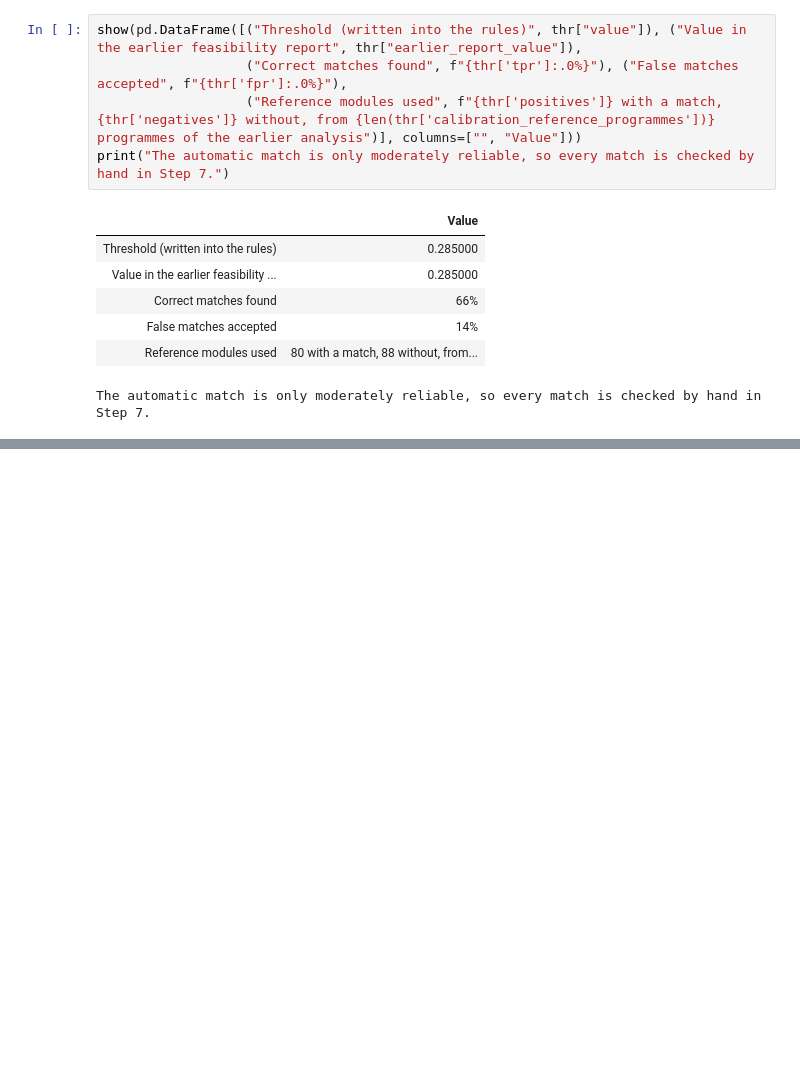
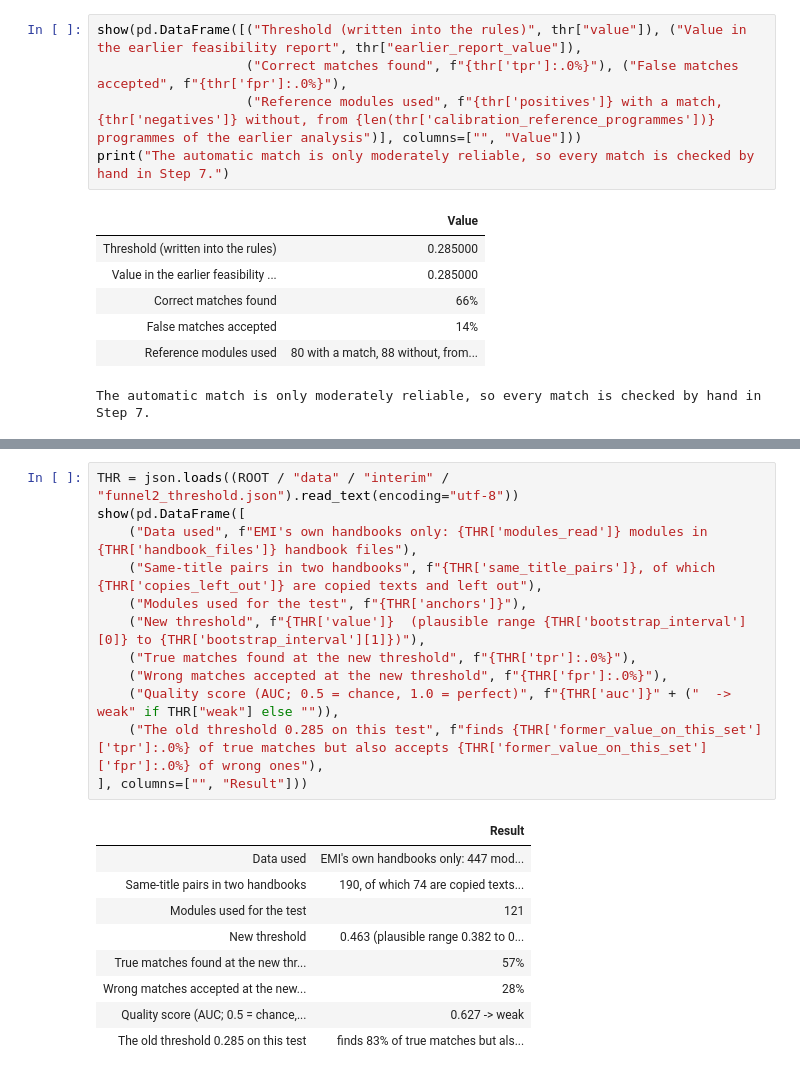
Before and after one commit to SomanthaManuranga/study-program-intelligence, a Jupyter notebook: notebooks/funnel_progress.ipynb, the cells around one changed output, grey strips where cells are left out. Drawn from its saved outputs; the diff is of its cells as text; blank space fills up the shorter version.

Commit message:
Funnel step 1b: interpretation corrected after the check (ranking good, cut-off unreliable); notebook section

```diff
--- a/notebooks/funnel_progress.ipynb
+++ b/notebooks/funnel_progress.ipynb
@@ -341,0 +344,22 @@ We now know exactly what data we have and what we do not have. Everything the ru
+# %%
+THR = json.loads((ROOT / "data" / "interim" / "funnel2_threshold.json").read_text(encoding="utf-8"))
+show(pd.DataFrame([
+    ("Data used", f"EMI's own handbooks only: {THR['modules_read']} modules in {THR['handbook_files']} handbook files"),
+    ("Same-title pairs in two handbooks", f"{THR['same_title_pairs']}, of which {THR['copies_left_out']} are copied texts and left out"),
+    ("Modules used for the test", f"{THR['anchors']}"),
+    ("New threshold", f"{THR['value']}  (plausible range {THR['bootstrap_interval'][0]} to {THR['bootstrap_interval'][1]})"),
+    ("True matches found at the new threshold", f"{THR['tpr']:.0%}"),
+    ("Wrong matches accepted at the new threshold", f"{THR['fpr']:.0%}"),
+    ("Quality score (AUC; 0.5 = chance, 1.0 = perfect)", f"{THR['auc']}" + ("  -> weak" if THR["weak"] else "")),
+    ("The old threshold 0.285 on this test", f"finds {THR['former_value_on_this_set']['tpr']:.0%} of true matches but also accepts {THR['former_value_on_this_set']['fpr']:.0%} of wrong ones"),
+], columns=["", "Result"]))
+# %% [output]
+|  | Result |
+| Data used | EMI's own handbooks only: 447 mod... |
+| Same-title pairs in two handbooks | 190, of which 74 are copied texts... |
+| Modules used for the test | 121 |
+| New threshold | 0.463 (plausible range 0.382 to 0... |
+| True matches found at the new thr... | 57% |
+| Wrong matches accepted at the new... | 28% |
+| Quality score (AUC; 0.5 = chance,... | 0.627 -> weak |
+| The old threshold 0.285 on this test | finds 83% of true matches but als... |
```
Also changed, not shown: parts of 6 cells of this notebook, 4 other files.
